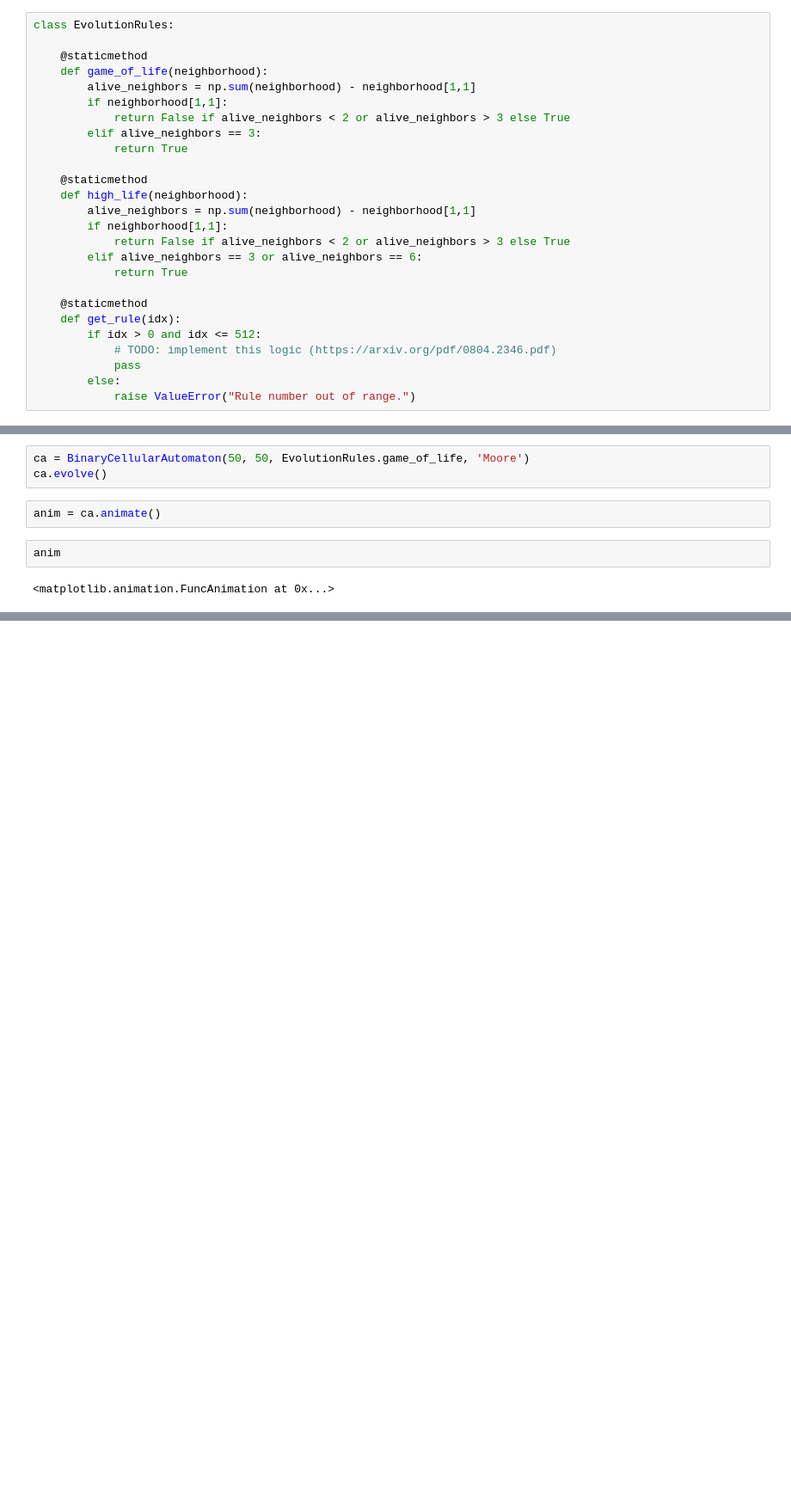
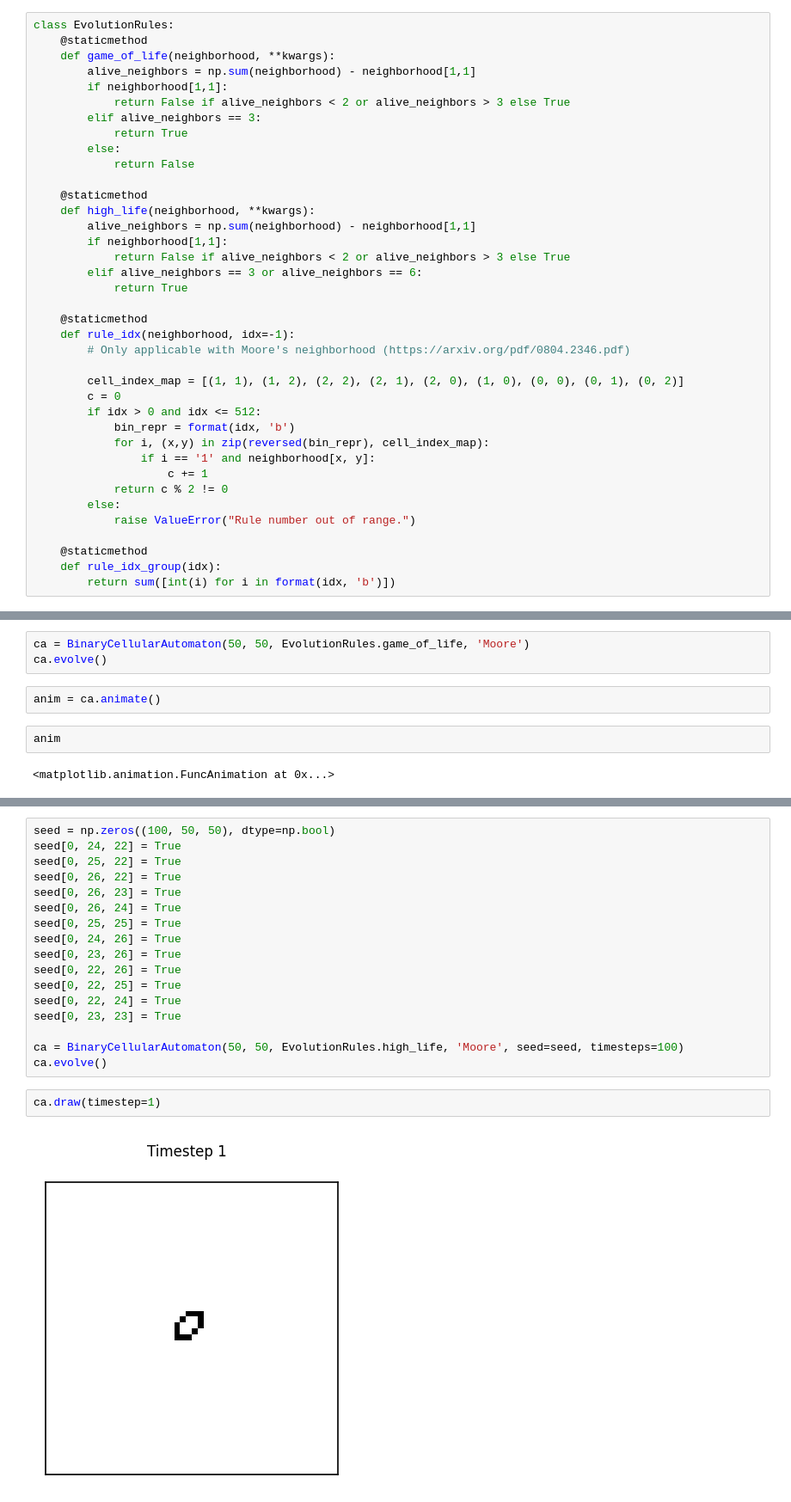
Before and after one commit to Xabilahu/Adversarial-Example-on-2D-Cellular-Automata, a Jupyter notebook: Adversarial_Examples_on_2D_CA.ipynb, the cells around one changed output, grey strips where cells are left out. Shown at 86% size. Saved outputs shown, nothing was run; the diff lists cells and outputs as text; blank space fills up the shorter version.

```diff
--- a/Adversarial_Examples_on_2D_CA.ipynb
+++ b/Adversarial_Examples_on_2D_CA.ipynb
@@ -146,17 +181,18 @@ class BinaryCellularAutomaton:
 <p style="text-align:right;"><a href='#top'>Beginning</a></p>
 # %%
 class EvolutionRules:
-
     @staticmethod
-    def game_of_life(neighborhood):
+    def game_of_life(neighborhood, **kwargs):
         alive_neighbors = np.sum(neighborhood) - neighborhood[1,1]
         if neighborhood[1,1]:
             return False if alive_neighbors < 2 or alive_neighbors > 3 else True
         elif alive_neighbors == 3:
             return True
+        else:
+            return False
 
     @staticmethod
-    def high_life(neighborhood):
+    def high_life(neighborhood, **kwargs):
         alive_neighbors = np.sum(neighborhood) - neighborhood[1,1]
         if neighborhood[1,1]:
             return False if alive_neighbors < 2 or alive_neighbors > 3 else True
@@ -164,9 +200,20 @@ class EvolutionRules:
             return True
 
     @staticmethod
-    def get_rule(idx):
+    def rule_idx(neighborhood, idx=-1):
+        # Only applicable with Moore's neighborhood (https://arxiv.org/pdf/0804.2346.pdf)
+
+        cell_index_map = [(1, 1), (1, 2), (2, 2), (2, 1), (2, 0), (1, 0), (0, 0), (0, 1), (0, 2)]
+        c = 0
         if idx > 0 and idx <= 512:
-            # TODO: implement this logic (https://arxiv.org/pdf/0804.2346.pdf)
-            pass
+            bin_repr = format(idx, 'b')
+            for i, (x,y) in zip(reversed(bin_repr), cell_index_map):
+                if i == '1' and neighborhood[x, y]:
+                    c += 1
+            return c % 2 != 0
         else:
             raise ValueError("Rule number out of range.")
+
+    @staticmethod
+    def rule_idx_group(idx):
+        return sum([int(i) for i in format(idx, 'b')])
@@ -185,0 +258,21 @@ anim
+# %%
+seed = np.zeros((100, 50, 50), dtype=np.bool)
+seed[0, 24, 22] = True
+seed[0, 25, 22] = True
+seed[0, 26, 22] = True
+seed[0, 26, 23] = True
+seed[0, 26, 24] = True
+seed[0, 25, 25] = True
+seed[0, 24, 26] = True
+seed[0, 23, 26] = True
+seed[0, 22, 26] = True
+seed[0, 22, 25] = True
+seed[0, 22, 24] = True
+seed[0, 23, 23] = True
+
+ca = BinaryCellularAutomaton(50, 50, EvolutionRules.high_life, 'Moore', seed=seed, timesteps=100)
+ca.evolve()
+# %%
+ca.draw(timestep=1)
+# %% [output]
+[figure, added]
```
Also changed, not shown: parts of 48 cells of this notebook, 1 other file.
